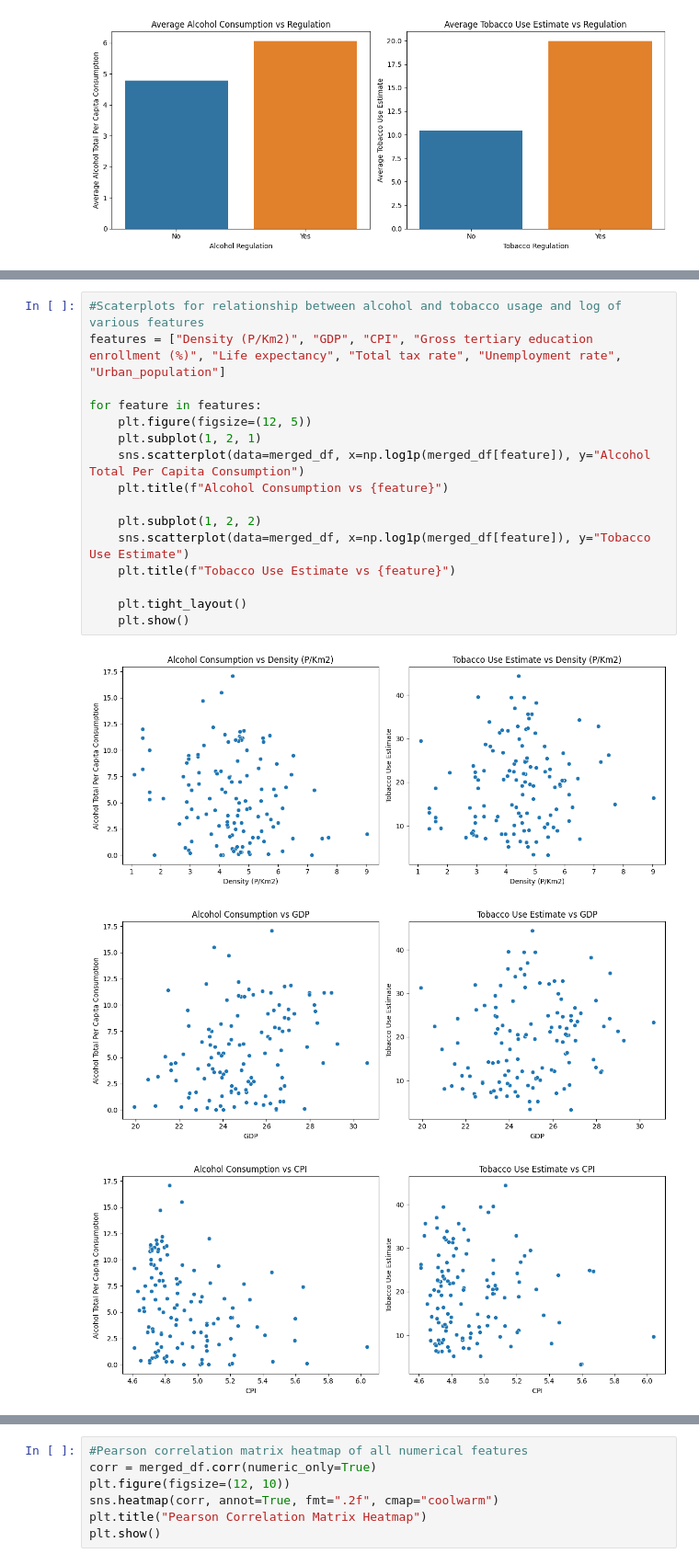
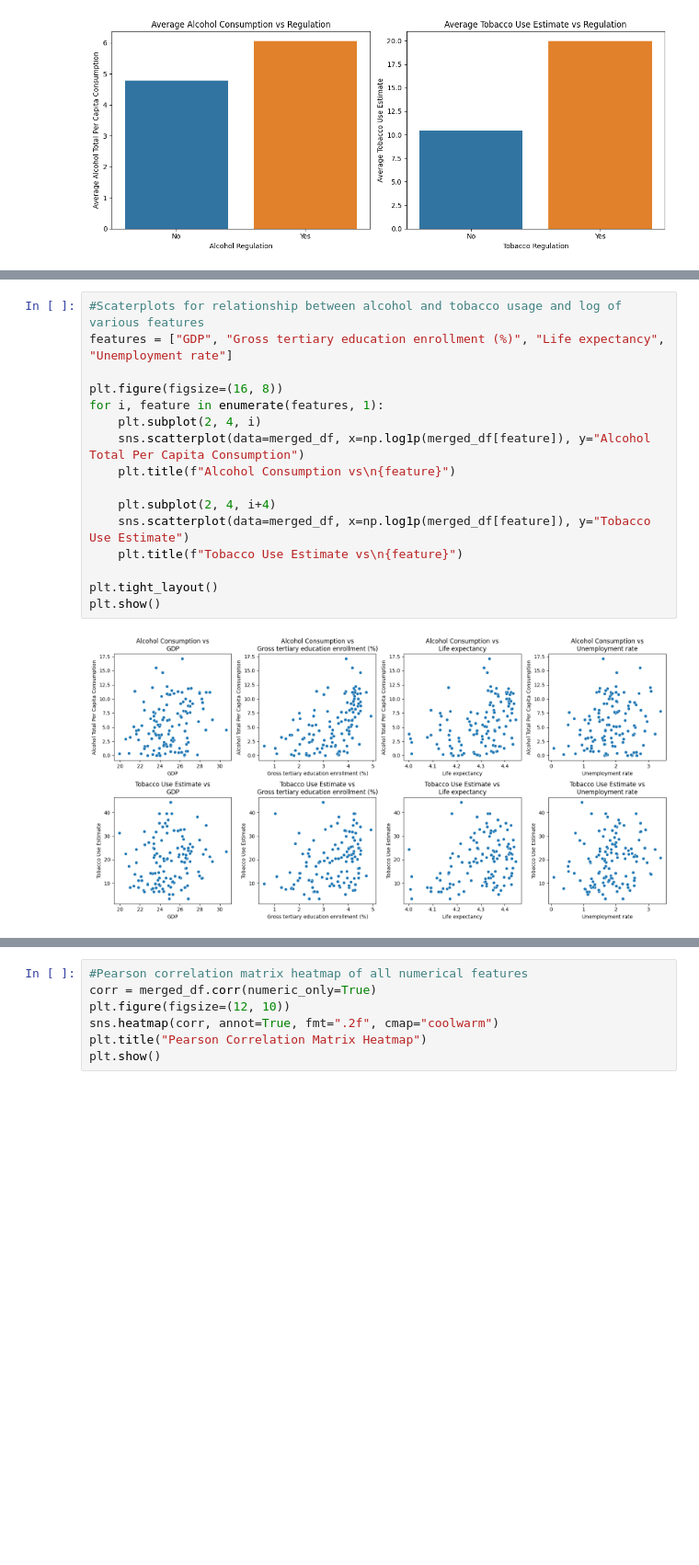
Before and after one commit to OmerBerkeUzun/Alcohol-and-Tobacco-Consumption-Analysis, a Jupyter notebook: project.ipynb, the cells around one changed output, grey strips where cells are left out. Shown at 92% size. Saved outputs shown, nothing was run; the diff lists cells and outputs as text; blank space fills up the shorter version.

```diff
--- a/project.ipynb
+++ b/project.ipynb
@@ -116,20 +142,18 @@ Scatterplots for relationship between alcohol and tobacco usage and various feat
 # %%
 #Scaterplots for relationship between alcohol and tobacco usage and log of various features
-features = ["Density (P/Km2)", "GDP", "CPI", "Gross tertiary education enrollment (%)", "Life expectancy", "Total tax rate", "Unemployment rate", "Urban_population"]
+features = ["GDP", "Gross tertiary education enrollment (%)", "Life expectancy", "Unemployment rate"]
 
-for feature in features:
-    plt.figure(figsize=(12, 5))
-    plt.subplot(1, 2, 1)
+plt.figure(figsize=(16, 8))
+for i, feature in enumerate(features, 1):
+    plt.subplot(2, 4, i)
     sns.scatterplot(data=merged_df, x=np.log1p(merged_df[feature]), y="Alcohol Total Per Capita Consumption")
-    plt.title(f"Alcohol Consumption vs {feature}")
+    plt.title(f"Alcohol Consumption vs\n{feature}")
 
-    plt.subplot(1, 2, 2)
+    plt.subplot(2, 4, i+4)
     sns.scatterplot(data=merged_df, x=np.log1p(merged_df[feature]), y="Tobacco Use Estimate")
-    plt.title(f"Tobacco Use Estimate vs {feature}")
+    plt.title(f"Tobacco Use Estimate vs\n{feature}")
 
-    plt.tight_layout()
-    plt.show()
+plt.tight_layout()
+plt.show()
 # %% [output]
-[figure, old version]
+[figure, new version]
-[figure, removed]
-[figure, removed]
```
Also changed, not shown: parts of 22 cells of this notebook.
